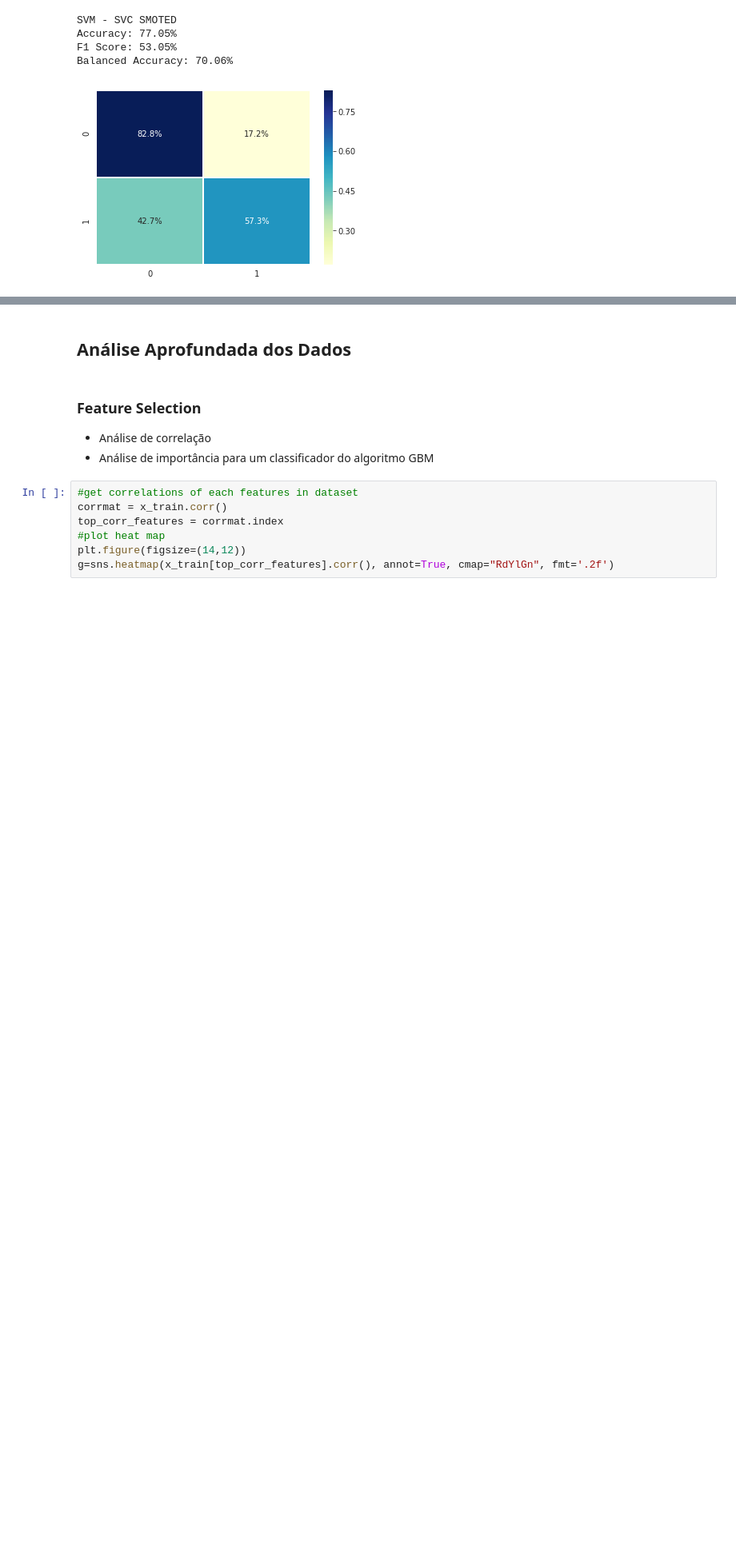
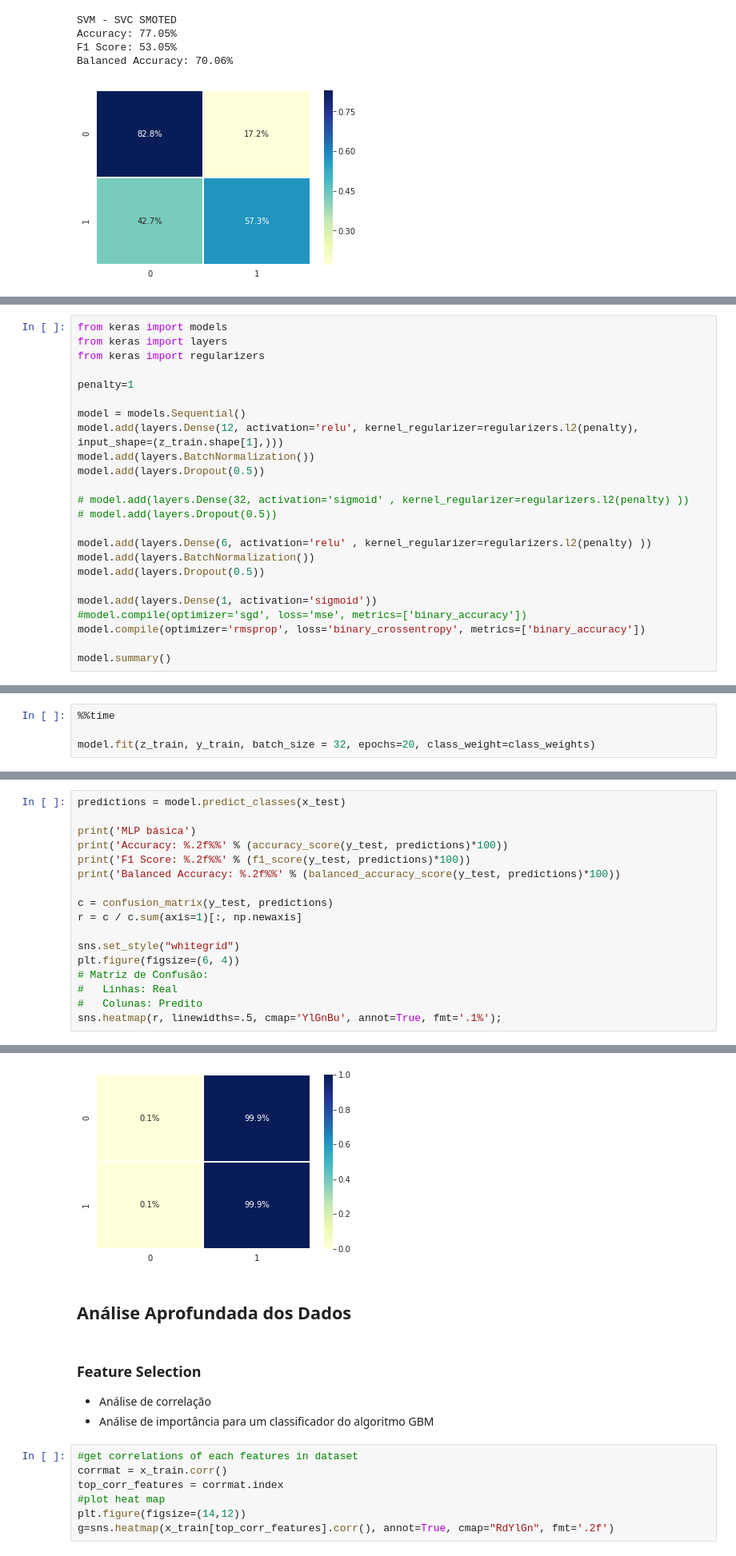
Before and after one commit to tmiessa/mdc-defaultcredit, a Jupyter notebook: mdc_defaultcredit.ipynb, the cells around one changed output, grey strips where cells are left out. Shown at 80% size. Saved outputs shown, nothing was run; the diff lists cells and outputs as text; blank space fills up the shorter version.

```diff
--- a/mdc_defaultcredit.ipynb
+++ b/mdc_defaultcredit.ipynb
@@ -377,0 +413,24 @@ Balanced Accuracy: 70.06%
+# %%
+from keras import models
+from keras import layers
+from keras import regularizers
+
+penalty=1
+
+model = models.Sequential()
+model.add(layers.Dense(12, activation='relu', kernel_regularizer=regularizers.l2(penalty), input_shape=(z_train.shape[1],)))
+model.add(layers.BatchNormalization())
+model.add(layers.Dropout(0.5))
+
+# model.add(layers.Dense(32, activation='sigmoid' , kernel_regularizer=regularizers.l2(penalty) ))
+# model.add(layers.Dropout(0.5))
+
+model.add(layers.Dense(6, activation='relu' , kernel_regularizer=regularizers.l2(penalty) ))
+model.add(layers.BatchNormalization())
+model.add(layers.Dropout(0.5))
+
+model.add(layers.Dense(1, activation='sigmoid'))
+#model.compile(optimizer='sgd', loss='mse', metrics=['binary_accuracy'])
+model.compile(optimizer='rmsprop', loss='binary_crossentropy', metrics=['binary_accuracy'])
+
+model.summary()
@@ -377,0 +455,4 @@ Balanced Accuracy: 70.06%
+# %%
+%%time
+
+model.fit(z_train, y_train, batch_size = 32, epochs=20, class_weight=class_weights)
@@ -377,0 +478,18 @@ Balanced Accuracy: 70.06%
+# %%
+predictions = model.predict_classes(x_test)
+
+print('MLP básica')
+print('Accuracy: %.2f%%' % (accuracy_score(y_test, predictions)*100))
+print('F1 Score: %.2f%%' % (f1_score(y_test, predictions)*100))
+print('Balanced Accuracy: %.2f%%' % (balanced_accuracy_score(y_test, predictions)*100))
+
+c = confusion_matrix(y_test, predictions)
+r = c / c.sum(axis=1)[:, np.newaxis]
+
+sns.set_style("whitegrid")
+plt.figure(figsize=(6, 4))
+# Matriz de Confusão:
+# 	Linhas: Real
+# 	Colunas: Predito
+sns.heatmap(r, linewidths=.5, cmap='YlGnBu', annot=True, fmt='.1%');
+# %% [output]
@@ -378,3 +500,4 @@ Balanced Accuracy: 70.06%
+[figure, added]
 # %% [markdown]
 ## Análise Aprofundada dos Dados
 # %% [markdown]
```
Also changed, not shown: parts of 28 cells of this notebook.
